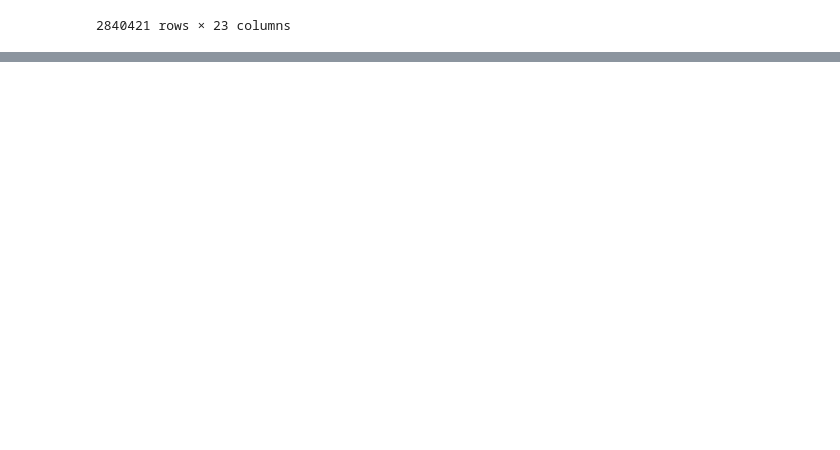
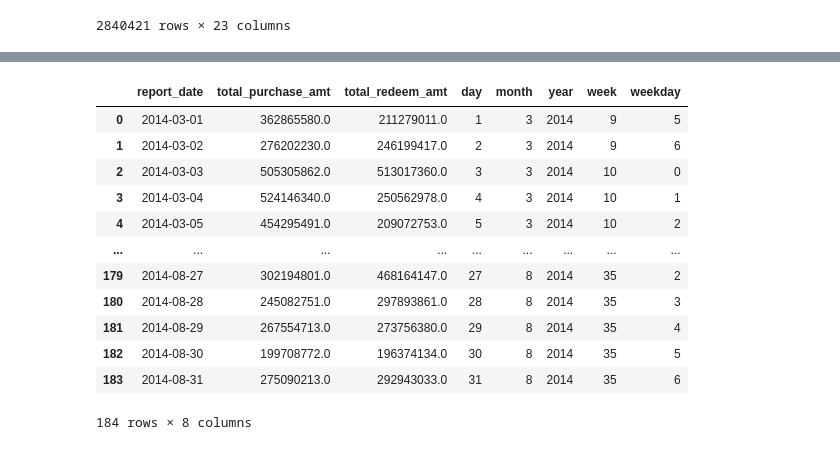
Before and after one commit to steven140811/Git_work, a Jupyter notebook: Capital_inflow_and_outflow_forecast/Work_commit/Chapter_3_work/Rule_Base_Purchase_Redeem.ipynb, the cells around one changed output, grey strips where cells are left out. Saved outputs shown, nothing was run; the diff lists cells and outputs as text; code cells hidden in the pictures; blank space fills up the shorter version.

```diff
--- a/Capital_inflow_and_outflow_forecast/Work_commit/Chapter_3_work/Rule_Base_Purchase_Redeem.ipynb
+++ b/Capital_inflow_and_outflow_forecast/Work_commit/Chapter_3_work/Rule_Base_Purchase_Redeem.ipynb
@@ -581,0 +140,7 @@ finalScore:117.9004 融合后的分数并没有提高
+# %%
+month_index = 9
+total_balance = temp.copy() # 选择2014年3月1日到8月31日的数据
+total_balance = total_balance[['report_date', 'total_purchase_amt', 'total_redeem_amt']]
+# 3月到目前的数据
+total_balance = total_balance[(total_balance['report_date'] >= pd.to_datetime('2014-03-01')) & (total_balance['report_date'] < pd.to_datetime('2014-'+str(month_index)+'-01'))]
+total_balance
@@ -581,0 +161,18 @@ finalScore:117.9004 融合后的分数并没有提高
+# %%
+# 对total_balance添加时间维度
+total_balance = add_timestamp(total_balance)
+total_balance
+# %% [output]
+|  | report_date | total_purchase_amt | total_redeem_amt | day | month | year | week | weekday |
+| 0 | 2014-03-01 | 362865580.0 | 211279011.0 | 1 | 3 | 2014 | 9 | 5 |
+| 1 | 2014-03-02 | 276202230.0 | 246199417.0 | 2 | 3 | 2014 | 9 | 6 |
+| 2 | 2014-03-03 | 505305862.0 | 513017360.0 | 3 | 3 | 2014 | 10 | 0 |
+| 3 | 2014-03-04 | 524146340.0 | 250562978.0 | 4 | 3 | 2014 | 10 | 1 |
+| 4 | 2014-03-05 | 454295491.0 | 209072753.0 | 5 | 3 | 2014 | 10 | 2 |
+| ... | ... | ... | ... | ... | ... | ... | ... | ... |
+| 179 | 2014-08-27 | 302194801.0 | 468164147.0 | 27 | 8 | 2014 | 35 | 2 |
+| 180 | 2014-08-28 | 245082751.0 | 297893861.0 | 28 | 8 | 2014 | 35 | 3 |
+| 181 | 2014-08-29 | 267554713.0 | 273756380.0 | 29 | 8 | 2014 | 35 | 4 |
+| 182 | 2014-08-30 | 199708772.0 | 196374134.0 | 30 | 8 | 2014 | 35 | 5 |
+| 183 | 2014-08-31 | 275090213.0 | 292943033.0 | 31 | 8 | 2014 | 35 | 6 |
+184 rows × 8 columns
```
Also changed, not shown: parts of 58 cells of this notebook.
